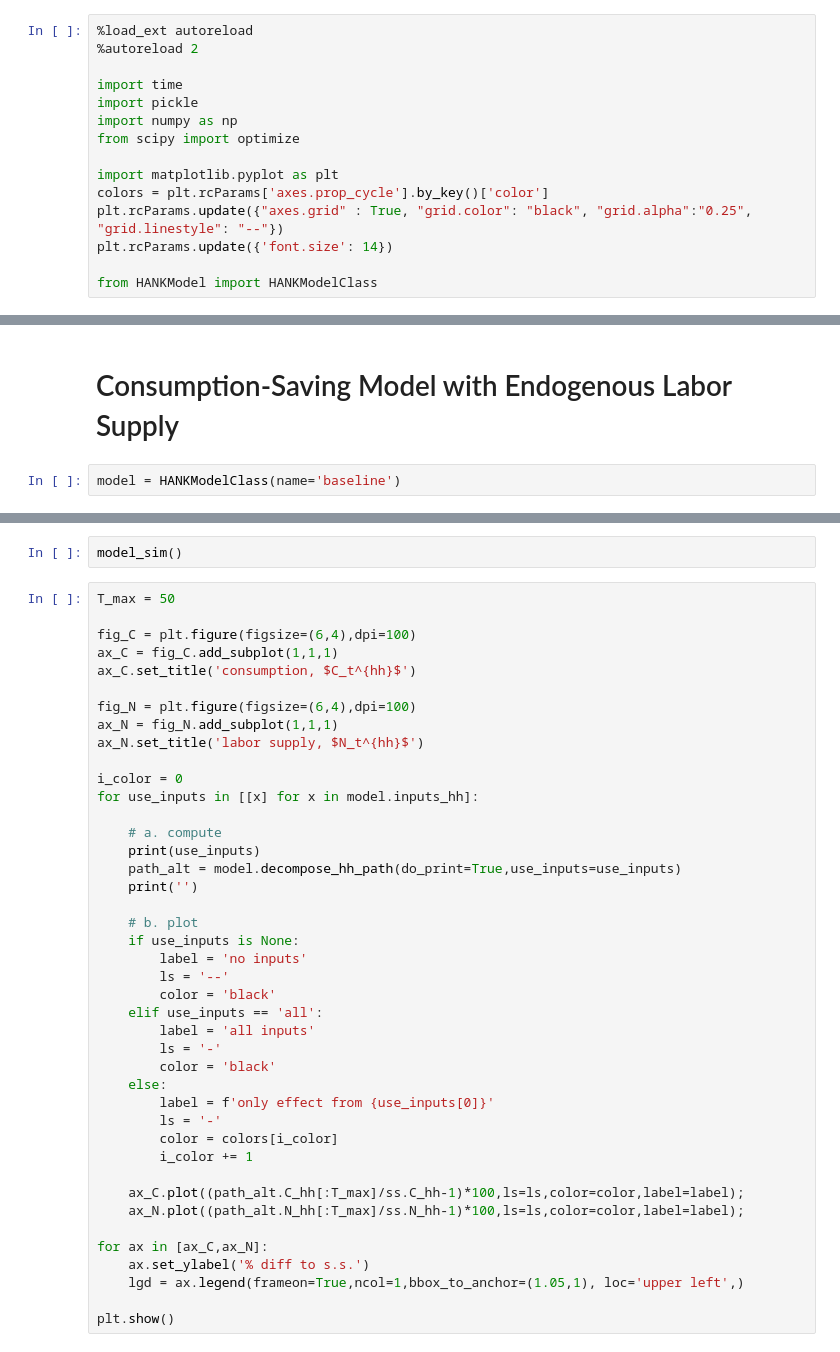
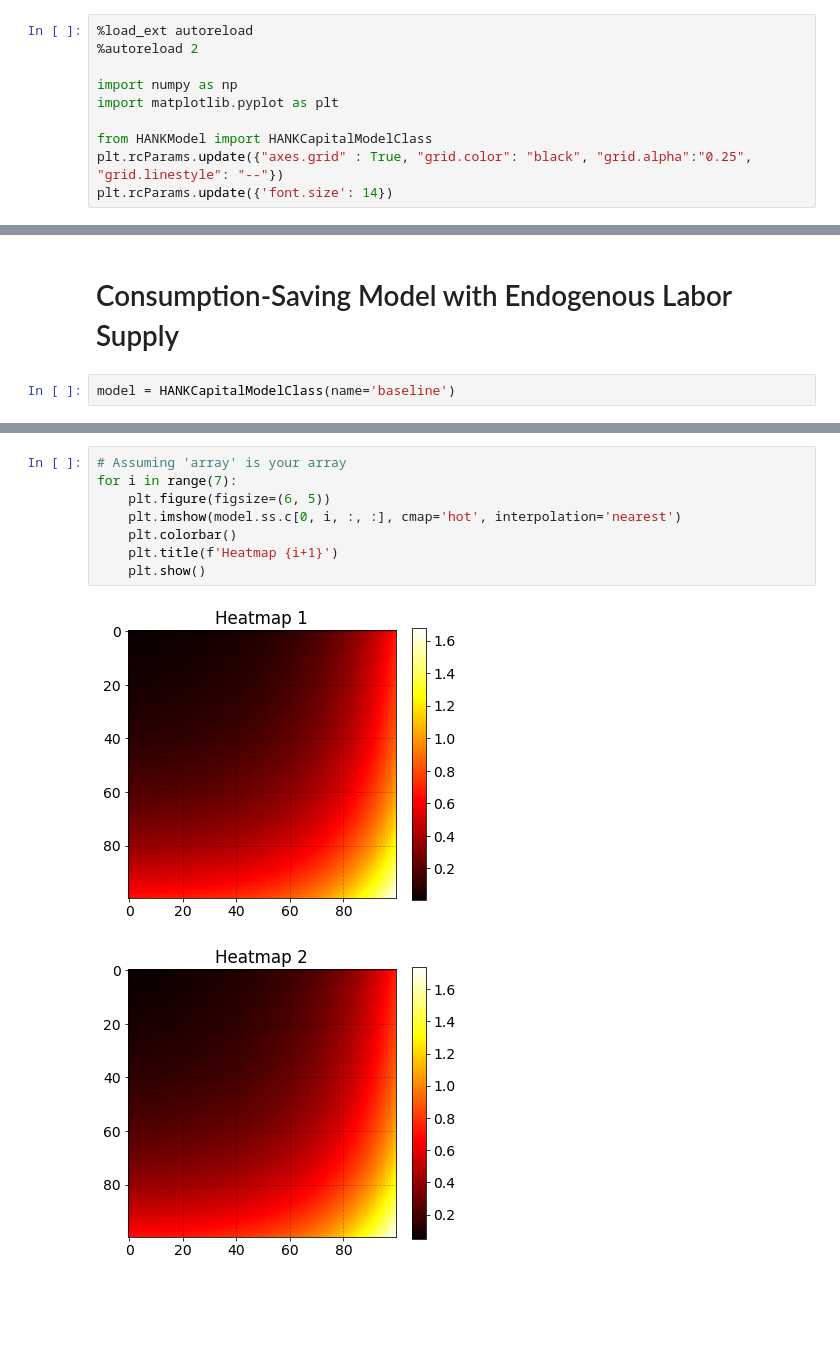
Before and after one commit to Bernseng/Seminar-oekonomisk-og-social-ulighed, a Jupyter notebook: HANK.ipynb, the cells around one changed output, grey strips where cells are left out. Saved outputs shown, nothing was run; the diff lists cells and outputs as text; blank space fills up the shorter version.

```diff
--- a/HANK.ipynb
+++ b/HANK.ipynb
@@ -2,14 +2,9 @@
 %load_ext autoreload
 %autoreload 2
 
-import time
-import pickle
 import numpy as np
-from scipy import optimize
+import matplotlib.pyplot as plt
 
-import matplotlib.pyplot as plt
-colors = plt.rcParams['axes.prop_cycle'].by_key()['color']
+from HANKModel import HANKCapitalModelClass
 plt.rcParams.update({"axes.grid" : True, "grid.color": "black", "grid.alpha":"0.25", "grid.linestyle": "--"})
 plt.rcParams.update({'font.size': 14})
-
-from HANKModel import HANKModelClass
@@ -19,4 +11,4 @@ The autoreload extension is already loaded. To reload it, use:
 # %% [markdown]
 # Consumption-Saving Model with Endogenous Labor Supply
 # %%
-model = HANKModelClass(name='baseline')
+model = HANKCapitalModelClass(name='baseline')
@@ -158,44 +40,11 @@ def model_sim():
-# %%
-model_sim()
-# %%
-T_max = 50
-
-fig_C = plt.figure(figsize=(6,4),dpi=100)
-ax_C = fig_C.add_subplot(1,1,1)
-ax_C.set_title('consumption, $C_t^{hh}$')
-
-fig_N = plt.figure(figsize=(6,4),dpi=100)
-ax_N = fig_N.add_subplot(1,1,1)
-ax_N.set_title('labor supply, $N_t^{hh}$')
-
-i_color = 0
-for use_inputs in [[x] for x in model.inputs_hh]:
-
-    # a. compute
-    print(use_inputs)
-    path_alt = model.decompose_hh_path(do_print=True,use_inputs=use_inputs)
-    print('')
-
-    # b. plot
-    if use_inputs is None:
-        label = 'no inputs'
-        ls = '--'
-        color = 'black'
-    elif use_inputs == 'all':
-        label = 'all inputs'
-        ls = '-'
-        color = 'black'
-    else:
-        label = f'only effect from {use_inputs[0]}'
-        ls = '-'
-        color = colors[i_color]
-        i_color += 1
-
-    ax_C.plot((path_alt.C_hh[:T_max]/ss.C_hh-1)*100,ls=ls,color=color,label=label);
-    ax_N.plot((path_alt.N_hh[:T_max]/ss.N_hh-1)*100,ls=ls,color=color,label=label);
-
-for ax in [ax_C,ax_N]:
-    ax.set_ylabel('% diff to s.s.')
-    lgd = ax.legend(frameon=True,ncol=1,bbox_to_anchor=(1.05,1), loc='upper left',)
-
-plt.show()
+# %%
+# Assuming 'array' is your array
+for i in range(7):
+    plt.figure(figsize=(6, 5))
+    plt.imshow(model.ss.c[0, i, :, :], cmap='hot', interpolation='nearest')
+    plt.colorbar()
+    plt.title(f'Heatmap {i+1}')
+    plt.show()
+# %% [output]
+[figure, added]
+[figure, added]
```
Also changed, not shown: parts of 16 cells of this notebook, 4 other files.
